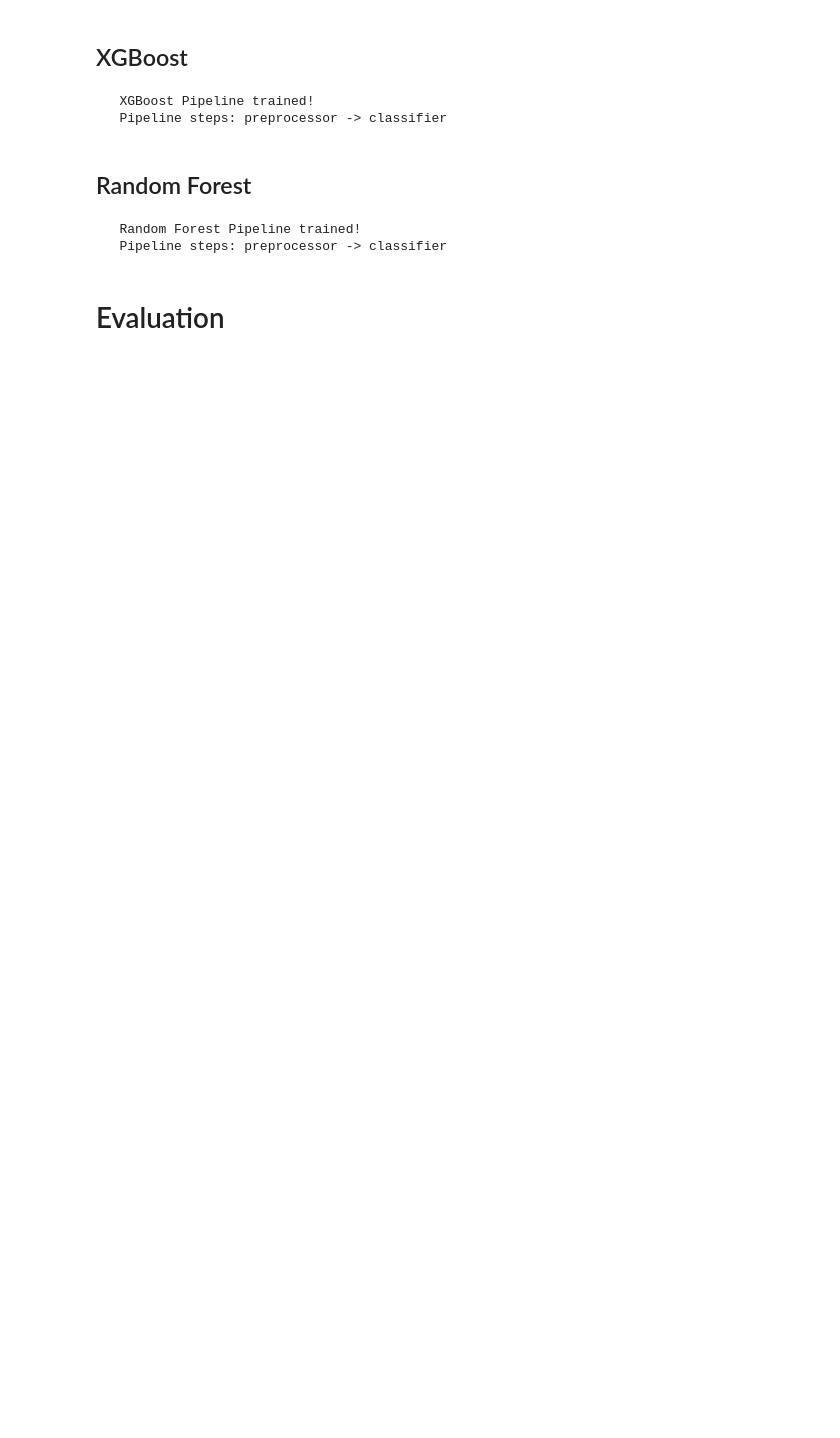
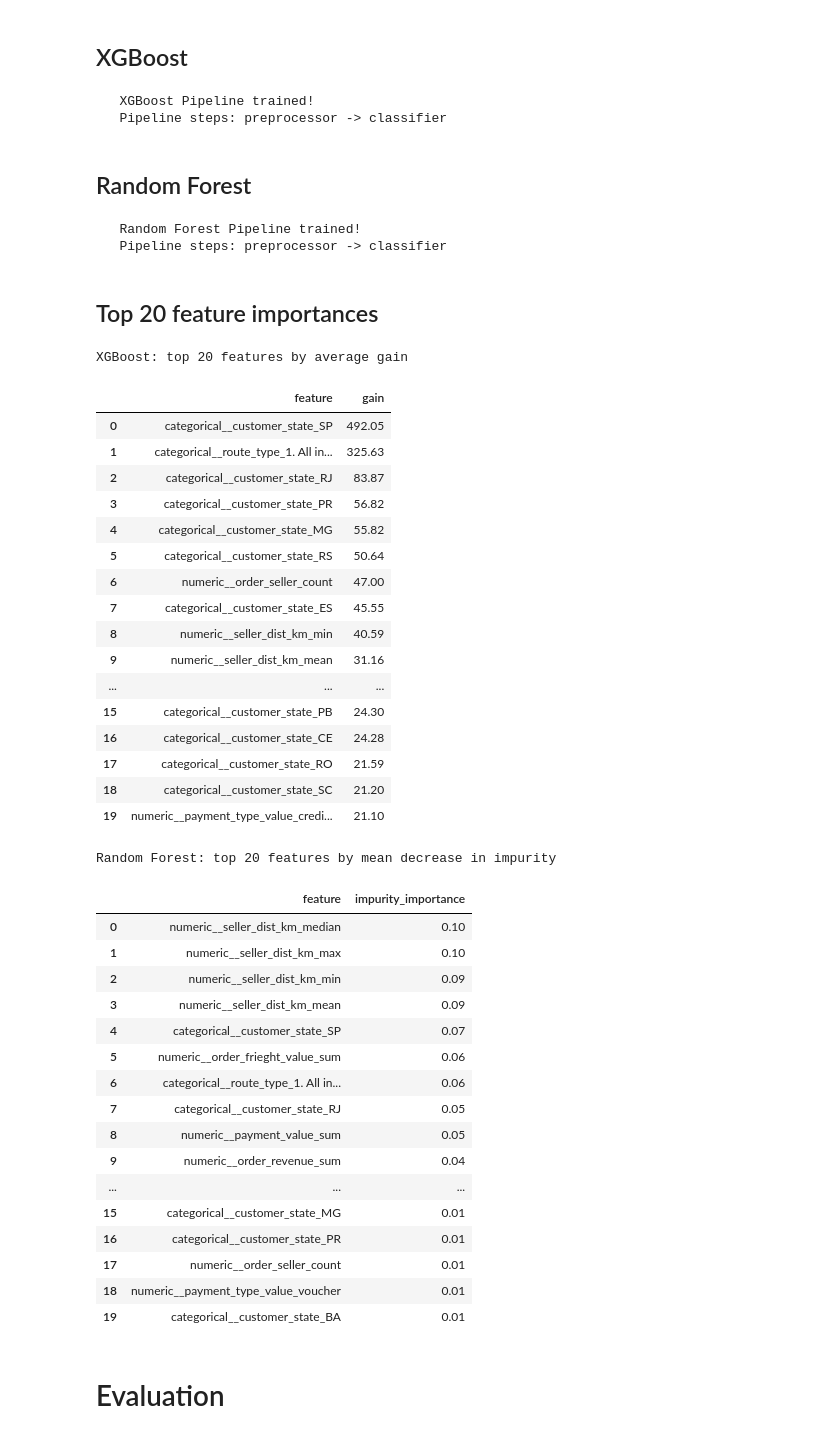
Before and after one commit to mushroomyyy/Team8_IT5006_Ecommerce_Analytics_AY2627Sem1, a Jupyter notebook: phase2/model_dev.ipynb, the cells around one changed output. Cells and saved outputs as stored; diff of their text form; code cells hidden in the pictures; blank space fills up the shorter version.

```diff
--- a/phase2/model_dev.ipynb
+++ b/phase2/model_dev.ipynb
@@ -581,6 +764,76 @@ print("   Pipeline steps: preprocessor -> classifier")
 # %% [output]
    Random Forest Pipeline trained!
    Pipeline steps: preprocessor -> classifier
+# %% [markdown]
+## Top 20 feature importances
+# %%
+# Use encoded feature names in the same order as the model inputs.
+xgb_feature_names = xgb_pipeline.named_steps['preprocessor'].get_feature_names_out()
+xgb_booster = xgb_pipeline.named_steps['classifier'].get_booster()
+xgb_gain = xgb_booster.get_score(importance_type='gain')
+# Array inputs use f0, f1, ...; features unused in splits have zero gain.
+xgb_feature_keys = xgb_booster.feature_names or [
+    f'f{i}' for i in range(len(xgb_feature_names))
+]
+xgb_top20 = (
+    pd.DataFrame({
+        'feature': xgb_feature_names,
+        'gain': [xgb_gain.get(key, 0.0) for key in xgb_feature_keys]
+    })
+    .sort_values('gain', ascending=False)
+    .head(20).reset_index(drop=True)
+)
+
+rf_top20 = (
+    pd.DataFrame({
+        'feature': rf_pipeline.named_steps['preprocessor'].get_feature_names_out(),
+        'impurity_importance': rf_pipeline.named_steps['classifier'].feature_importances_
+    })
+    .sort_values('impurity_importance', ascending=False)
+    .head(20).reset_index(drop=True)
+)
+
+print('XGBoost: top 20 features by average gain')
+display(xgb_top20)
+print('Random Forest: top 20 features by mean decrease in impurity')
+display(rf_top20)
+# %% [output]
+XGBoost: top 20 features by average gain
+|  | feature | gain |
+| 0 | categorical__customer_state_SP | 492.05 |
+| 1 | categorical__route_type_1. All in... | 325.63 |
+| 2 | categorical__customer_state_RJ | 83.87 |
+| 3 | categorical__customer_state_PR | 56.82 |
+| 4 | categorical__customer_state_MG | 55.82 |
+| 5 | categorical__customer_state_RS | 50.64 |
+| 6 | numeric__order_seller_count | 47.00 |
+| 7 | categorical__customer_state_ES | 45.55 |
+| 8 | numeric__seller_dist_km_min | 40.59 |
+| 9 | numeric__seller_dist_km_mean | 31.16 |
+| ... | ... | ... |
+| 15 | categorical__customer_state_PB | 24.30 |
+| 16 | categorical__customer_state_CE | 24.28 |
+| 17 | categorical__customer_state_RO | 21.59 |
+| 18 | categorical__customer_state_SC | 21.20 |
+| 19 | numeric__payment_type_value_credi... | 21.10 |
+Random Forest: top 20 features by mean decrease in impurity
+|  | feature | impurity_importance |
+| 0 | numeric__seller_dist_km_median | 0.10 |
+| 1 | numeric__seller_dist_km_max | 0.10 |
+| 2 | numeric__seller_dist_km_min | 0.09 |
+| 3 | numeric__seller_dist_km_mean | 0.09 |
+| 4 | categorical__customer_state_SP | 0.07 |
+| 5 | numeric__order_frieght_value_sum | 0.06 |
+| 6 | categorical__route_type_1. All in... | 0.06 |
+| 7 | categorical__customer_state_RJ | 0.05 |
+| 8 | numeric__payment_value_sum | 0.05 |
+| 9 | numeric__order_revenue_sum | 0.04 |
+| ... | ... | ... |
+| 15 | categorical__customer_state_MG | 0.01 |
+| 16 | categorical__customer_state_PR | 0.01 |
+| 17 | numeric__order_seller_count | 0.01 |
+| 18 | numeric__payment_type_value_voucher | 0.01 |
+| 19 | categorical__customer_state_BA | 0.01 |
 # %% [markdown]
 # Evaluation
 # %%
```
Also changed, not shown: parts of 17 cells of this notebook.
